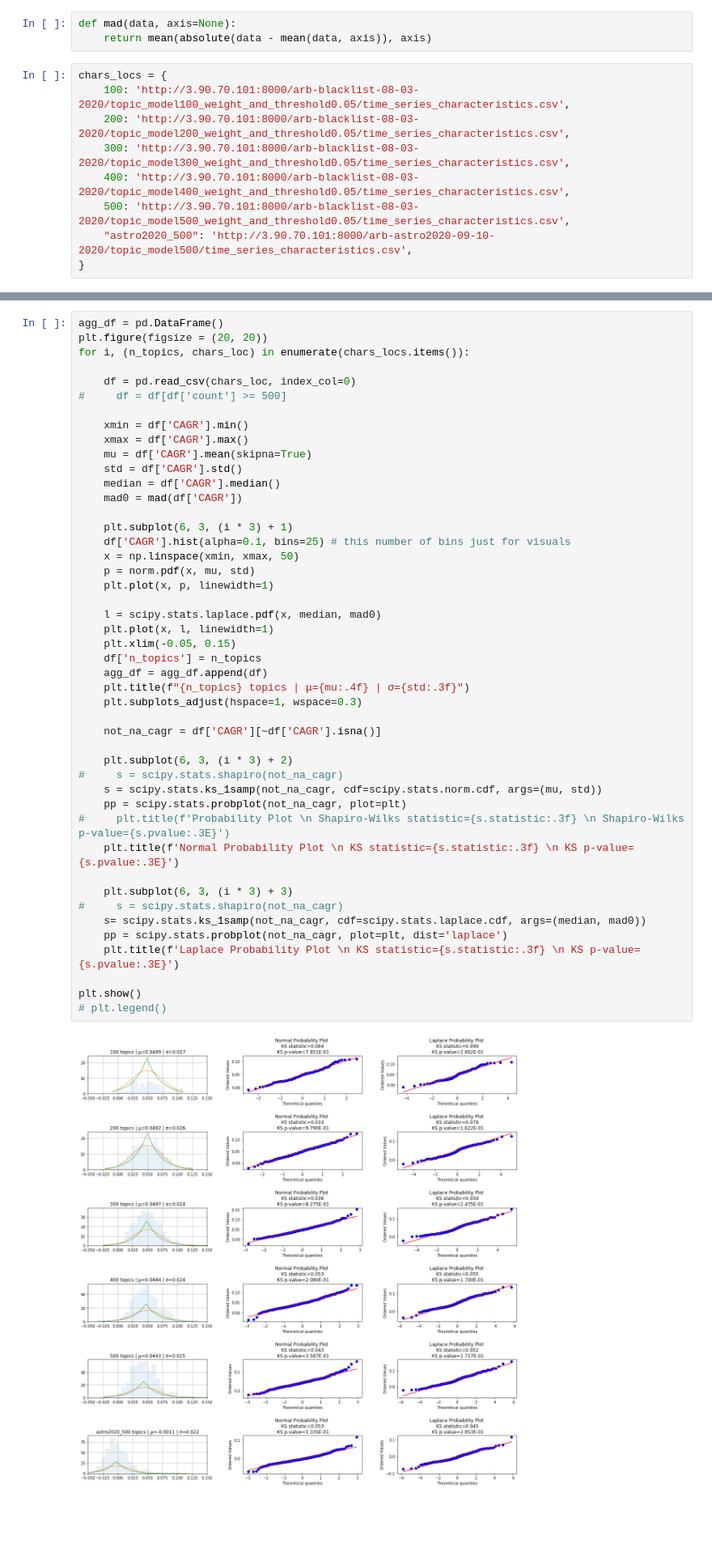
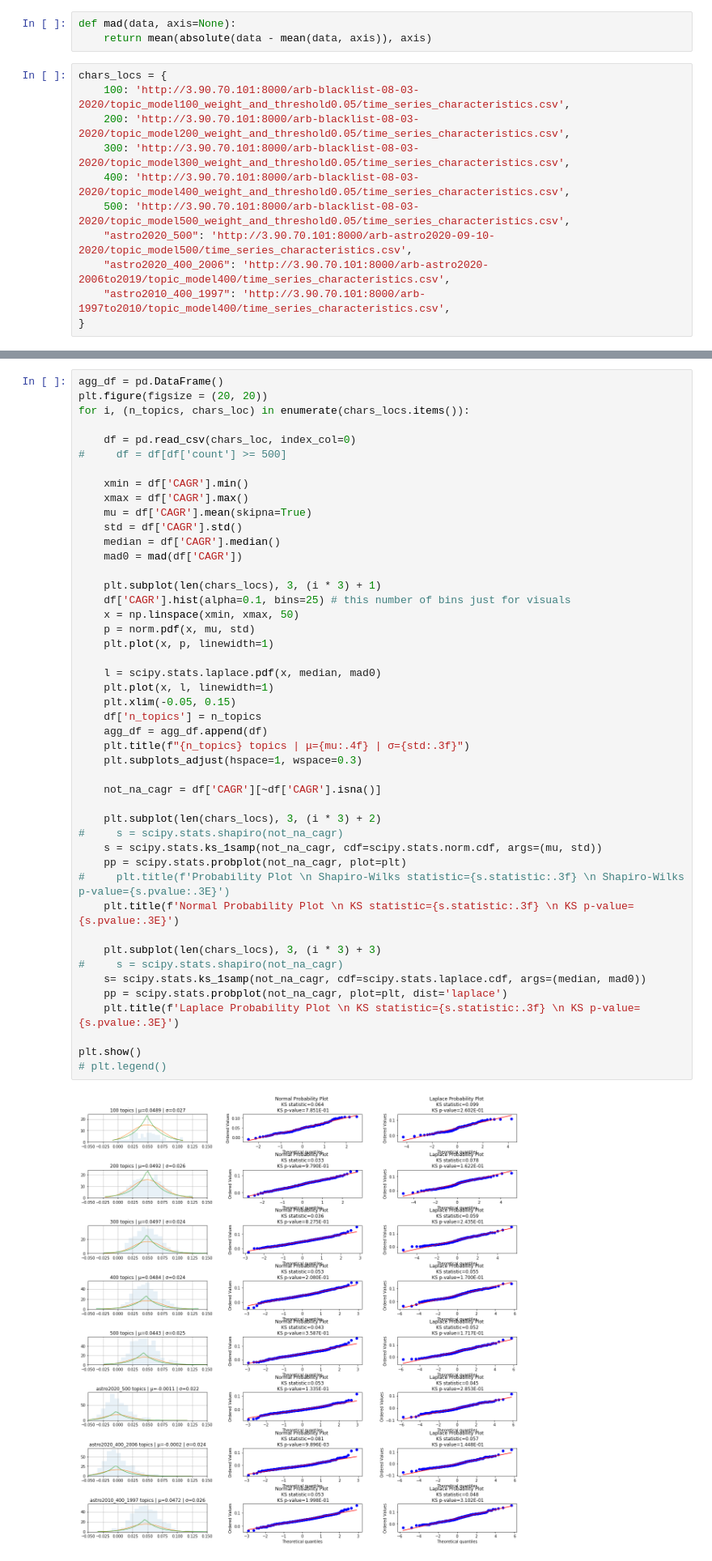
Before and after one commit to abuonomo/topic-emergence-ADS, a Jupyter notebook: notebook/arb-alchemy-07-astro2010-inference.ipynb, the cells around one changed output, grey strips where cells are left out. Shown at 81% size. Drawn from its saved outputs; the diff is of its cells as text; blank space fills up the shorter version.

```diff
--- a/notebook/arb-alchemy-07-astro2010-inference.ipynb
+++ b/notebook/arb-alchemy-07-astro2010-inference.ipynb
@@ -16,4 +16,6 @@ chars_locs = {
     400: 'http://3.90.70.101:8000/arb-blacklist-08-03-2020/topic_model400_weight_and_threshold0.05/time_series_characteristics.csv',
     500: 'http://3.90.70.101:8000/arb-blacklist-08-03-2020/topic_model500_weight_and_threshold0.05/time_series_characteristics.csv',
     "astro2020_500": 'http://3.90.70.101:8000/arb-astro2020-09-10-2020/topic_model500/time_series_characteristics.csv',
+    "astro2020_400_2006": 'http://3.90.70.101:8000/arb-astro2020-2006to2019/topic_model400/time_series_characteristics.csv',
+    "astro2010_400_1997": 'http://3.90.70.101:8000/arb-1997to2010/topic_model400/time_series_characteristics.csv',
 }
@@ -32,39 +38,39 @@ for i, (n_topics, chars_loc) in enumerate(chars_locs.items()):
     median = df['CAGR'].median()
     mad0 = mad(df['CAGR'])
 
-    plt.subplot(6, 3, (i * 3) + 1)
+    plt.subplot(len(chars_locs), 3, (i * 3) + 1)
     df['CAGR'].hist(alpha=0.1, bins=25) # this number of bins just for visuals
     x = np.linspace(xmin, xmax, 50)
     p = norm.pdf(x, mu, std)
     plt.plot(x, p, linewidth=1)
 
     l = scipy.stats.laplace.pdf(x, median, mad0)
     plt.plot(x, l, linewidth=1)
     plt.xlim(-0.05, 0.15)
     df['n_topics'] = n_topics
     agg_df = agg_df.append(df)
     plt.title(f"{n_topics} topics | μ={mu:.4f} | σ={std:.3f}")
     plt.subplots_adjust(hspace=1, wspace=0.3)
 
     not_na_cagr = df['CAGR'][~df['CAGR'].isna()]
 
-    plt.subplot(6, 3, (i * 3) + 2)
+    plt.subplot(len(chars_locs), 3, (i * 3) + 2)
 #     s = scipy.stats.shapiro(not_na_cagr)
     s = scipy.stats.ks_1samp(not_na_cagr, cdf=scipy.stats.norm.cdf, args=(mu, std))
     pp = scipy.stats.probplot(not_na_cagr, plot=plt)
 #     plt.title(f'Probability Plot \n Shapiro-Wilks statistic={s.statistic:.3f} \n Shapiro-Wilks p-value={s.pvalue:.3E}')
     plt.title(f'Normal Probability Plot \n KS statistic={s.statistic:.3f} \n KS p-value={s.pvalue:.3E}')
 
-    plt.subplot(6, 3, (i * 3) + 3)
+    plt.subplot(len(chars_locs), 3, (i * 3) + 3)
 #     s = scipy.stats.shapiro(not_na_cagr)
     s= scipy.stats.ks_1samp(not_na_cagr, cdf=scipy.stats.laplace.cdf, args=(median, mad0))
     pp = scipy.stats.probplot(not_na_cagr, plot=plt, dist='laplace')
     plt.title(f'Laplace Probability Plot \n KS statistic={s.statistic:.3f} \n KS p-value={s.pvalue:.3E}')
 
 plt.show()
 # plt.legend()
 # %% [output]
-[figure, old version]
+[figure, new version]
 # %%
 scipy.stats.ppcc_plot(x, -2, 4, plot=plt)
 # %% [output]
```
Also changed, not shown: parts of 8 cells of this notebook, 1 other file.
